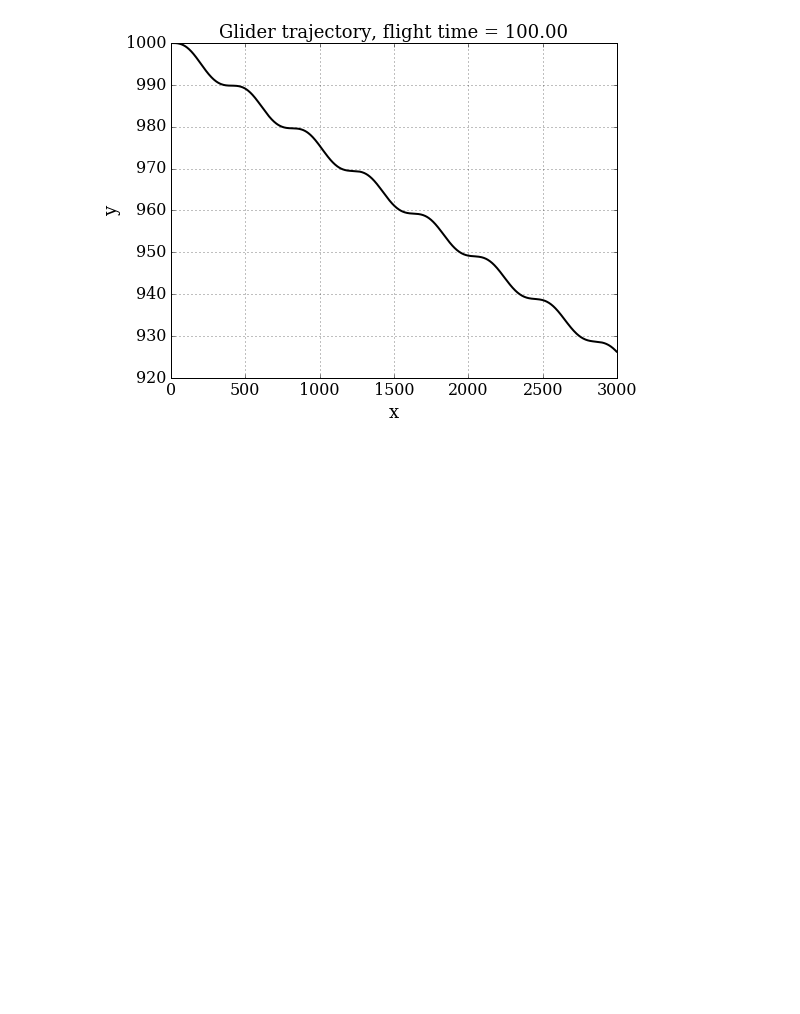
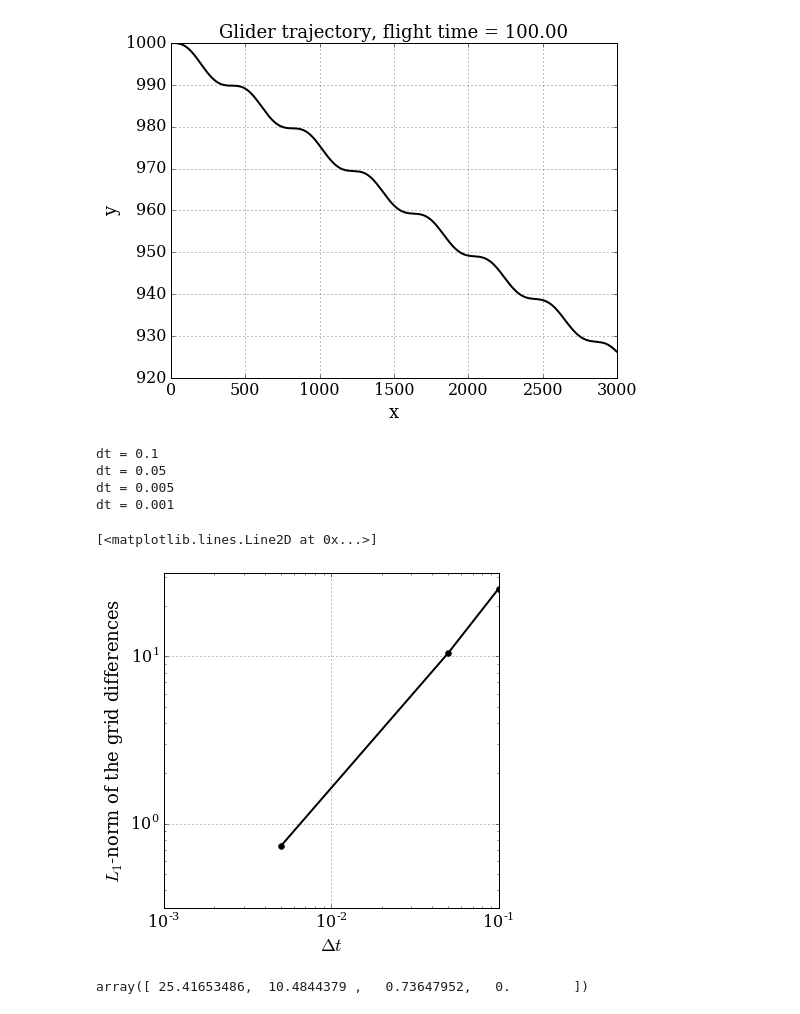
Before and after one commit to morrill/-mae6286, a Jupyter notebook: lesson_3/lesson_3.ipynb, the cells around one changed output. Cells and saved outputs as stored; diff of their text form; code cells hidden in the pictures; blank space fills up the shorter version.

Commit message:
finished convergence plot

```diff
--- a/lesson_3/lesson_3.ipynb
+++ b/lesson_3/lesson_3.ipynb
@@ -92,0 +112,56 @@ plt.plot(x,y, 'k-', lw=2)
+# %%
+# differencing function:
+def get_diffgrid(u_current, u_fine, dt):
+    """Returns the difference between one grid and the fine one using L-1 norm.
+
+    Parameters
+    ----------
+    u_current : array of float
+        solution on the current grid.
+    u_finest : array of float
+        solution on the fine grid.
+    dt : float
+        time-increment on the current grid.
+
+    Returns
+    -------
+    diffgrid : float
+        difference computed in the L-1 norm.
+    """
+    N_current = len(u_current[:,0])
+    N_fine = len(u_fine[:,0])
+
+    grid_size_ratio = ceil(N_fine/N_current)
+
+    diffgrid = dt*np.sum(np.abs(u_current[:,2]-u_fine[::grid_size_ratio,2]))
+
+    return diffgrid
+# %%
+# compute differences:
+diffgrid = np.empty_like(dt_values)
+
+for i, dt in enumerate(dt_values):
+    print('dt = {}'.format(dt))
+
+    diffgrid[i] = get_diffgrid(u_values[i], u_values[-1], dt)
+# %% [output]
+dt = 0.1
+dt = 0.05
+dt = 0.005
+dt = 0.001
+# %%
+# plot the differences
+
+plt.figure(figsize=(6,6))
+plt.grid(True)
+plt.xlabel('$\Delta t$', fontsize=18)
+plt.ylabel('$L_1$-norm of the grid differences', fontsize=18)
+plt.axis('equal')
+plt.loglog(dt_values[:-1], diffgrid[:-1], color='k', ls='-', lw=2, marker='o')
+# %% [output]
+[<matplotlib.lines.Line2D at 0x...>]
+[figure, added]
+# %%
+diffgrid
+# %% [output]
+array([ 25.41653486,  10.4844379 ,   0.73647952,   0.        ])
```
Also changed, not shown: parts of 1 cell of this notebook.
